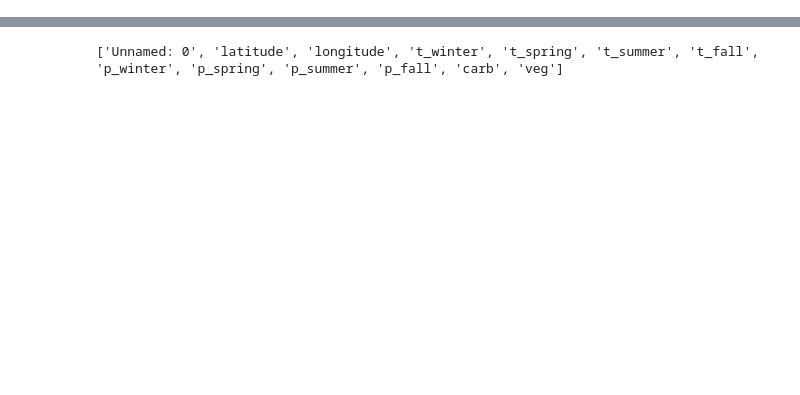
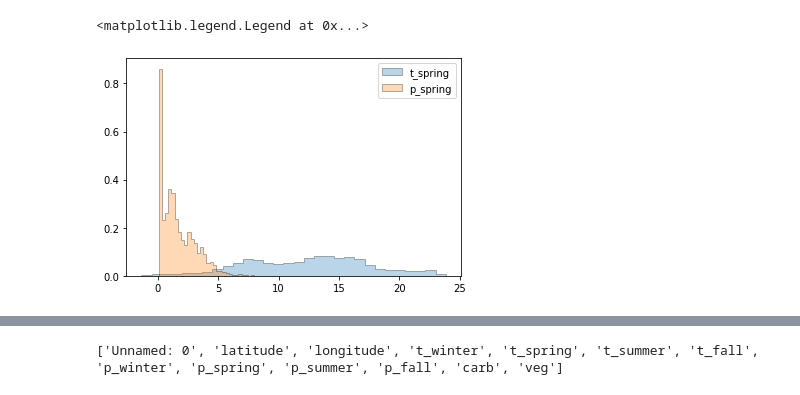
Before and after one commit to chupengrocky/HackthonClimate, a Jupyter notebook: notebook/PlayGound.ipynb, the cells around one changed output, grey strips where cells are left out. Saved outputs shown, nothing was run; the diff lists cells and outputs as text; code cells hidden in the pictures; blank space fills up the shorter version.

```diff
--- a/notebook/PlayGound.ipynb
+++ b/notebook/PlayGound.ipynb
@@ -12,4 +12,6 @@ import cartopy
 from torchsampler import ImbalancedDatasetSampler
 # %%
 source = "../data_source/present_data.csv"
-source2 = "../data_source/present_data_all.csv"
+source2 = "../data_source/train.csv"
+source3 = "../data_source/test.csv"
+source4 = "../data_source/present_data_all.csv"
@@ -22,0 +38,8 @@ f3 = f2[~f2.isin(f1)].dropna()
+# %%
+kwargs = dict(histtype='stepfilled', alpha=0.3, density=True, bins=30, ec="k")
+plt.hist(f2['t_spring'],**kwargs,label='t_spring')
+plt.hist(f2['p_spring'],**kwargs,label='p_spring')
+plt.legend()
+# %% [output]
+<matplotlib.legend.Legend at 0x...>
+[figure, added]
```
Also changed, not shown: parts of 30 cells of this notebook, 13 other files.
